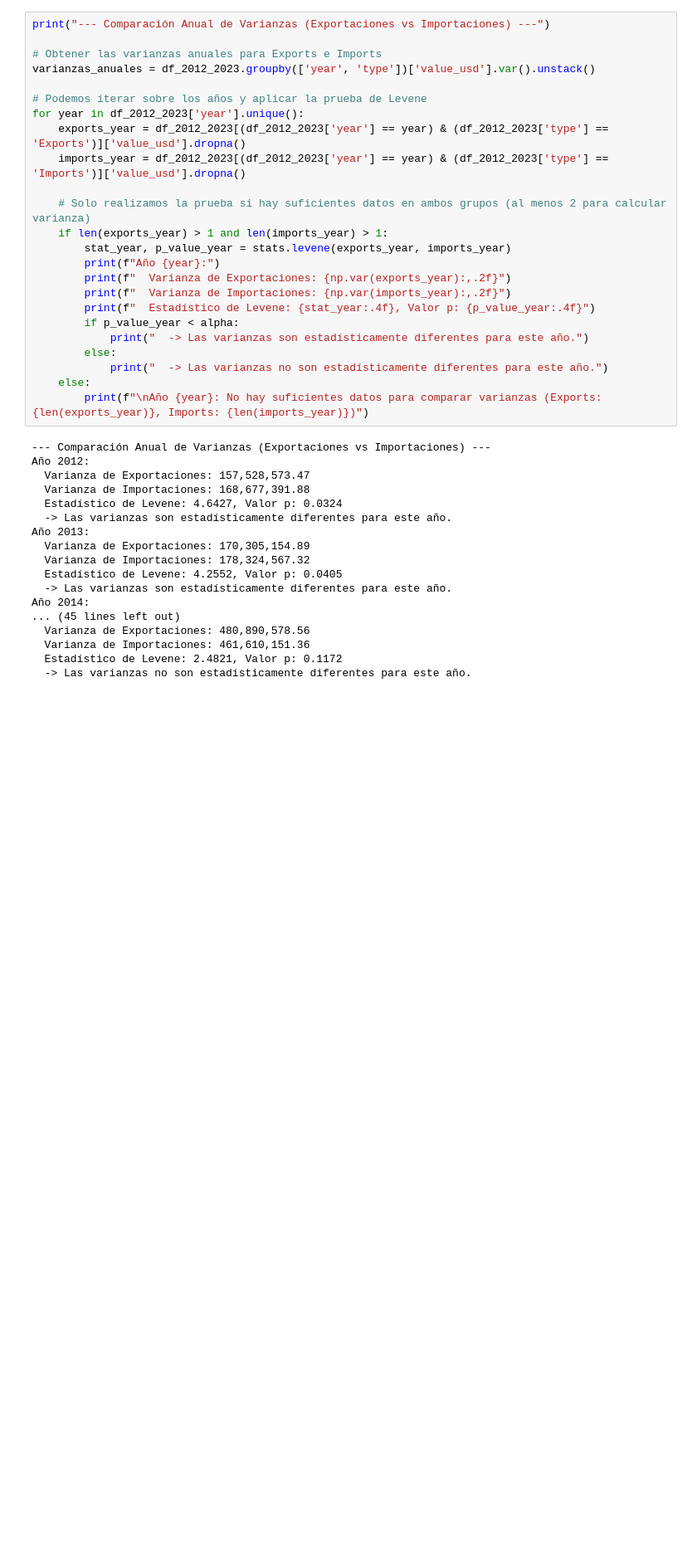
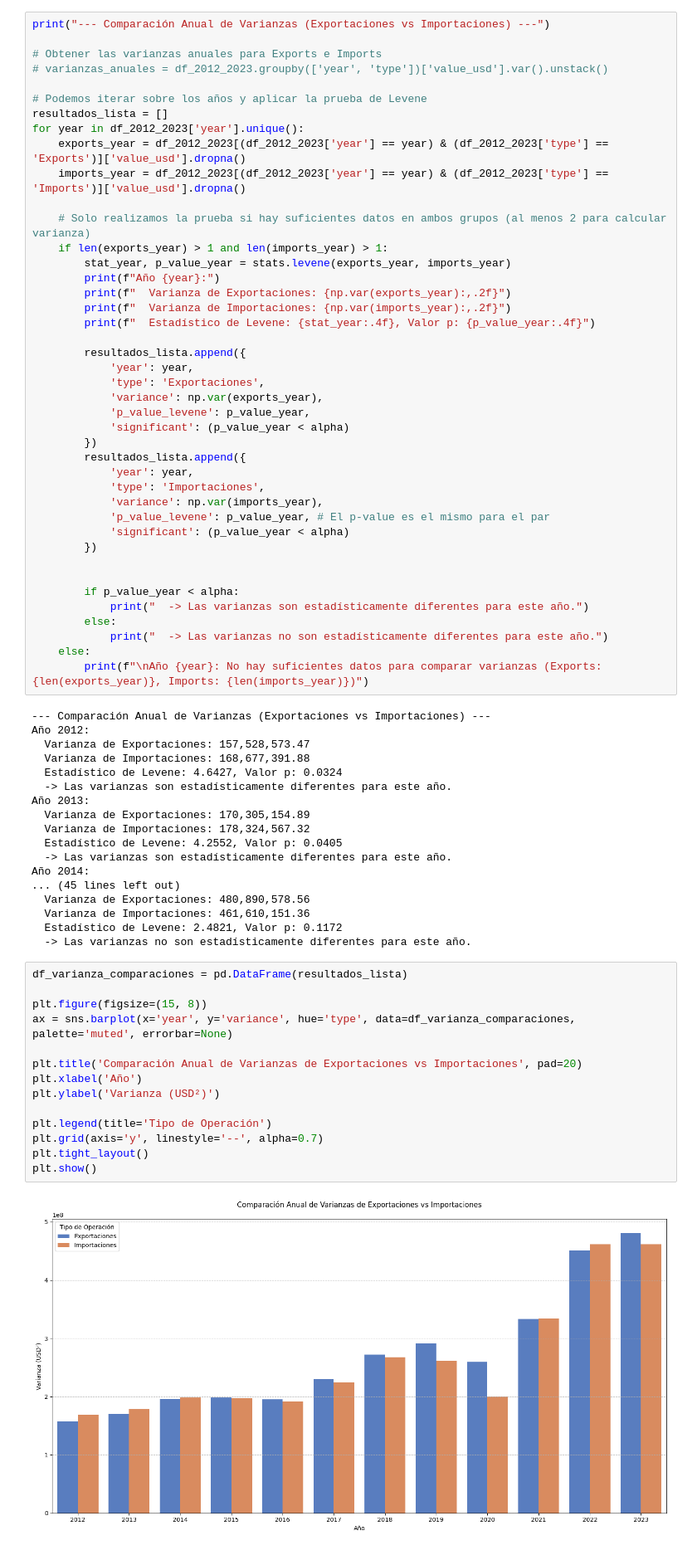
Before and after one commit to SaitoM17/analisis_mexico_trade_statistics_2012_2023, a Jupyter notebook: notebooks/5_analisis_estadistico.ipynb, the cells around one changed output. Shown at 83% size. Saved outputs shown, nothing was run; the diff lists cells and outputs as text; blank space fills up the shorter version.

Commit message:
feat: Nuevo df para la creación de código para gráfico Compración Anual de Varianza de Exportaciones vs Importaciones

```diff
--- a/notebooks/5_analisis_estadistico.ipynb
+++ b/notebooks/5_analisis_estadistico.ipynb
@@ -158,9 +158,10 @@ Intervalos de Confianza (95%) para la Media Anual de value_usd:
 print("--- Comparación Anual de Varianzas (Exportaciones vs Importaciones) ---")
 
 # Obtener las varianzas anuales para Exports e Imports
-varianzas_anuales = df_2012_2023.groupby(['year', 'type'])['value_usd'].var().unstack()
+# varianzas_anuales = df_2012_2023.groupby(['year', 'type'])['value_usd'].var().unstack()
 
 # Podemos iterar sobre los años y aplicar la prueba de Levene
+resultados_lista = []
 for year in df_2012_2023['year'].unique():
     exports_year = df_2012_2023[(df_2012_2023['year'] == year) & (df_2012_2023['type'] == 'Exports')]['value_usd'].dropna()
     imports_year = df_2012_2023[(df_2012_2023['year'] == year) & (df_2012_2023['type'] == 'Imports')]['value_usd'].dropna()
@@ -172,6 +173,23 @@ for year in df_2012_2023['year'].unique():
         print(f"  Varianza de Exportaciones: {np.var(exports_year):,.2f}")
         print(f"  Varianza de Importaciones: {np.var(imports_year):,.2f}")
         print(f"  Estadístico de Levene: {stat_year:.4f}, Valor p: {p_value_year:.4f}")
+
+        resultados_lista.append({
+            'year': year,
+            'type': 'Exportaciones',
+            'variance': np.var(exports_year),
+            'p_value_levene': p_value_year,
+            'significant': (p_value_year < alpha)
+        })
+        resultados_lista.append({
+            'year': year,
+            'type': 'Importaciones',
+            'variance': np.var(imports_year),
+            'p_value_levene': p_value_year, # El p-value es el mismo para el par
+            'significant': (p_value_year < alpha)
+        })
+
+
         if p_value_year < alpha:
             print("  -> Las varianzas son estadísticamente diferentes para este año.")
         else:
@@ -196,3 +214,19 @@ Año 2014:
   Varianza de Importaciones: 461,610,151.36
   Estadístico de Levene: 2.4821, Valor p: 0.1172
   -> Las varianzas no son estadísticamente diferentes para este año.
+# %%
+df_varianza_comparaciones = pd.DataFrame(resultados_lista)
+
+plt.figure(figsize=(15, 8))
+ax = sns.barplot(x='year', y='variance', hue='type', data=df_varianza_comparaciones, palette='muted', errorbar=None)
+
+plt.title('Comparación Anual de Varianzas de Exportaciones vs Importaciones', pad=20)
+plt.xlabel('Año')
+plt.ylabel('Varianza (USD²)')
+
+plt.legend(title='Tipo de Operación')
+plt.grid(axis='y', linestyle='--', alpha=0.7)
+plt.tight_layout()
+plt.show()
+# %% [output]
+[figure, added]
```
